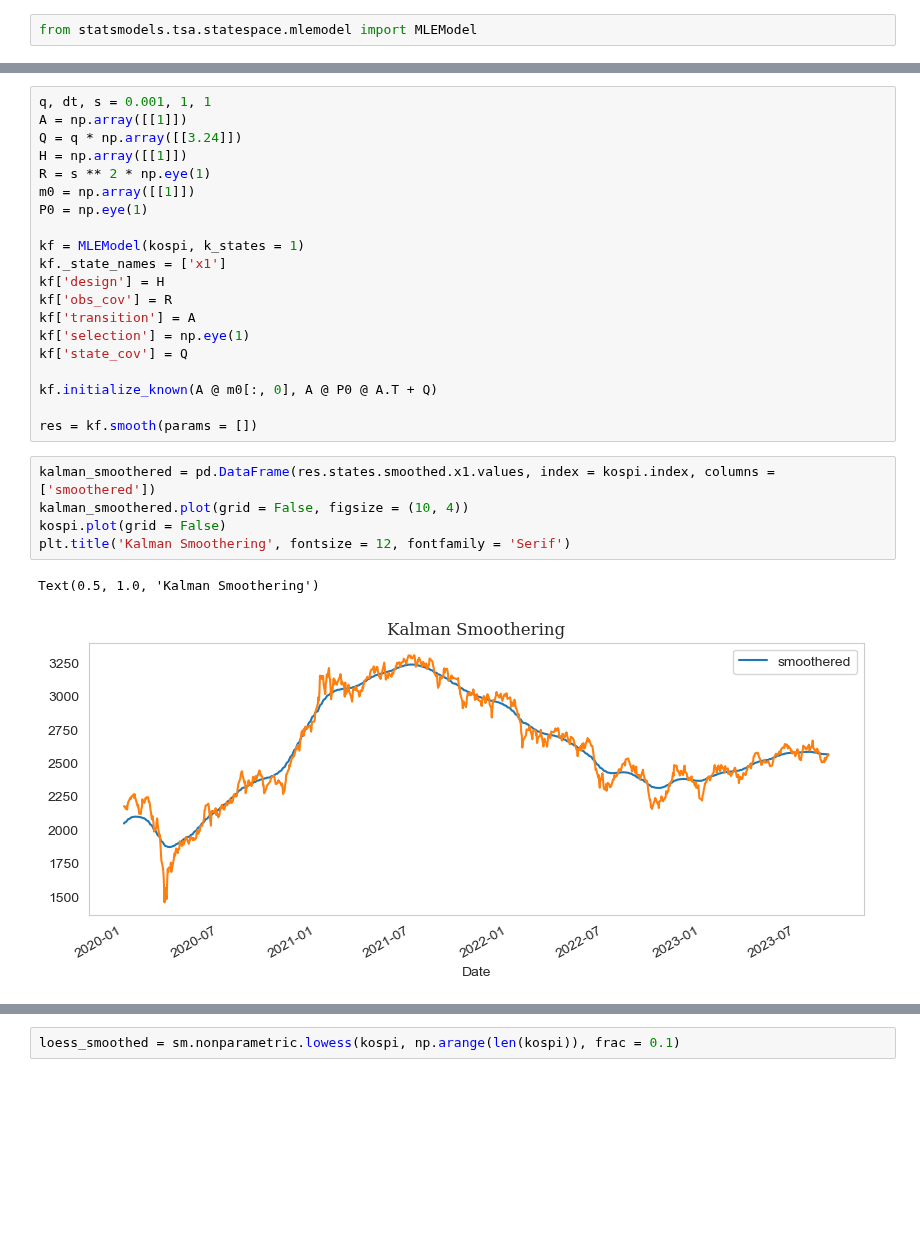
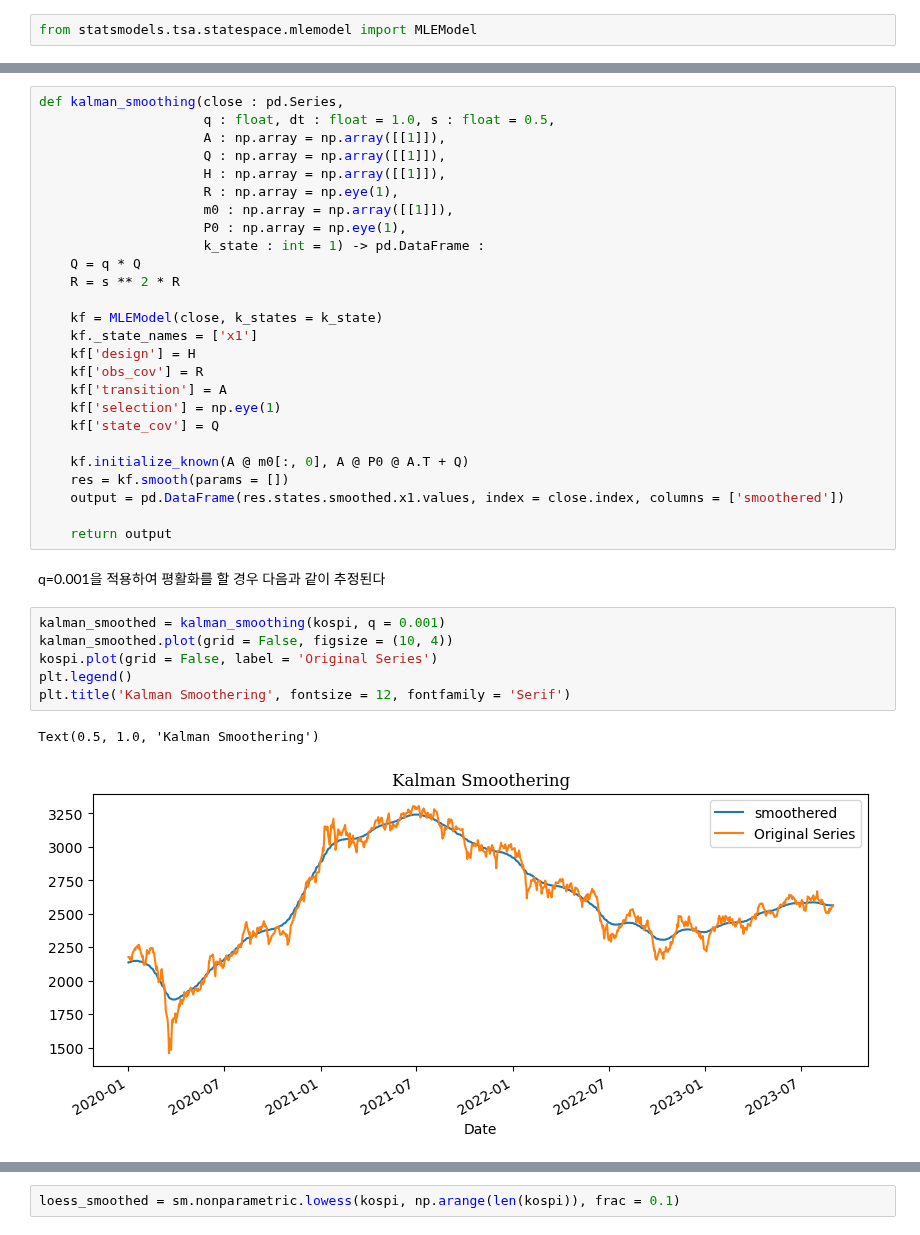
Before and after one commit to Tommylee1013/QUANTIFI, a Jupyter notebook: Week 09/State Space Models.ipynb, the cells around one changed output, grey strips where cells are left out. Cells and saved outputs as stored; diff of their text form; blank space fills up the shorter version.

```diff
--- a/Week 09/State Space Models.ipynb
+++ b/Week 09/State Space Models.ipynb
@@ -313,28 +339,37 @@ from statsmodels.tsa.statespace.mlemodel import MLEModel
 # %%
-q, dt, s = 0.001, 1, 1
-A = np.array([[1]])
-Q = q * np.array([[3.24]])
-H = np.array([[1]])
-R = s ** 2 * np.eye(1)
-m0 = np.array([[1]])
-P0 = np.eye(1)
+def kalman_smoothing(close : pd.Series,
+                     q : float, dt : float = 1.0, s : float = 0.5,
+                     A : np.array = np.array([[1]]),
+                     Q : np.array = np.array([[1]]),
+                     H : np.array = np.array([[1]]),
+                     R : np.array = np.eye(1),
+                     m0 : np.array = np.array([[1]]),
+                     P0 : np.array = np.eye(1),
+                     k_state : int = 1) -> pd.DataFrame :
+    Q = q * Q
+    R = s ** 2 * R
 
-kf = MLEModel(kospi, k_states = 1)
-kf._state_names = ['x1']
-kf['design'] = H
-kf['obs_cov'] = R
-kf['transition'] = A
-kf['selection'] = np.eye(1)
-kf['state_cov'] = Q
+    kf = MLEModel(close, k_states = k_state)
+    kf._state_names = ['x1']
+    kf['design'] = H
+    kf['obs_cov'] = R
+    kf['transition'] = A
+    kf['selection'] = np.eye(1)
+    kf['state_cov'] = Q
 
-kf.initialize_known(A @ m0[:, 0], A @ P0 @ A.T + Q)
+    kf.initialize_known(A @ m0[:, 0], A @ P0 @ A.T + Q)
+    res = kf.smooth(params = [])
+    output = pd.DataFrame(res.states.smoothed.x1.values, index = close.index, columns = ['smoothered'])
 
-res = kf.smooth(params = [])
+    return output
+# %% [markdown]
+q=0.001을 적용하여 평활화를 할 경우 다음과 같이 추정된다
 # %%
-kalman_smoothered = pd.DataFrame(res.states.smoothed.x1.values, index = kospi.index, columns = ['smoothered'])
-kalman_smoothered.plot(grid = False, figsize = (10, 4))
-kospi.plot(grid = False)
+kalman_smoothed = kalman_smoothing(kospi, q = 0.001)
+kalman_smoothed.plot(grid = False, figsize = (10, 4))
+kospi.plot(grid = False, label = 'Original Series')
+plt.legend()
 plt.title('Kalman Smoothering', fontsize = 12, fontfamily = 'Serif')
 # %% [output]
 Text(0.5, 1.0, 'Kalman Smoothering')
-[figure, old version]
+[figure, new version]
```
Also changed, not shown: parts of 22 cells of this notebook, 4 other files.
